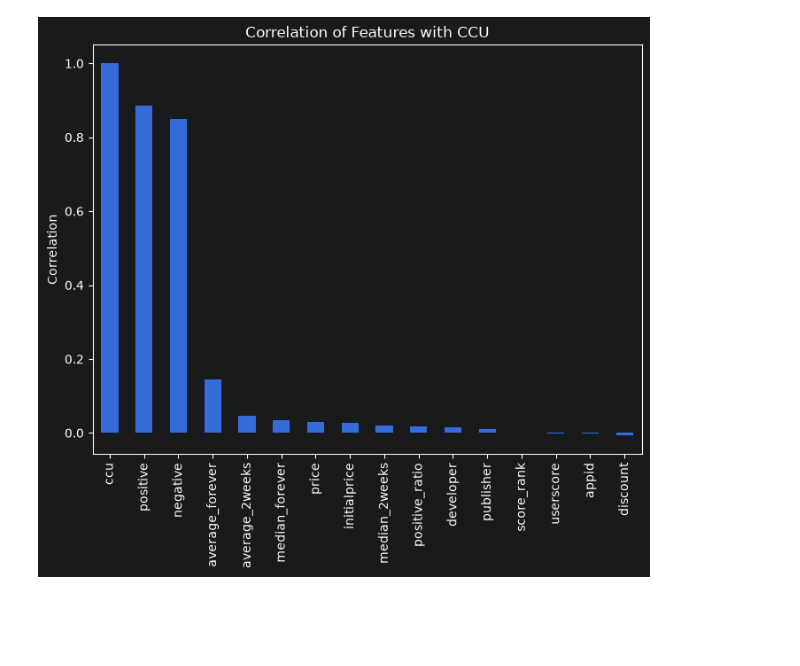
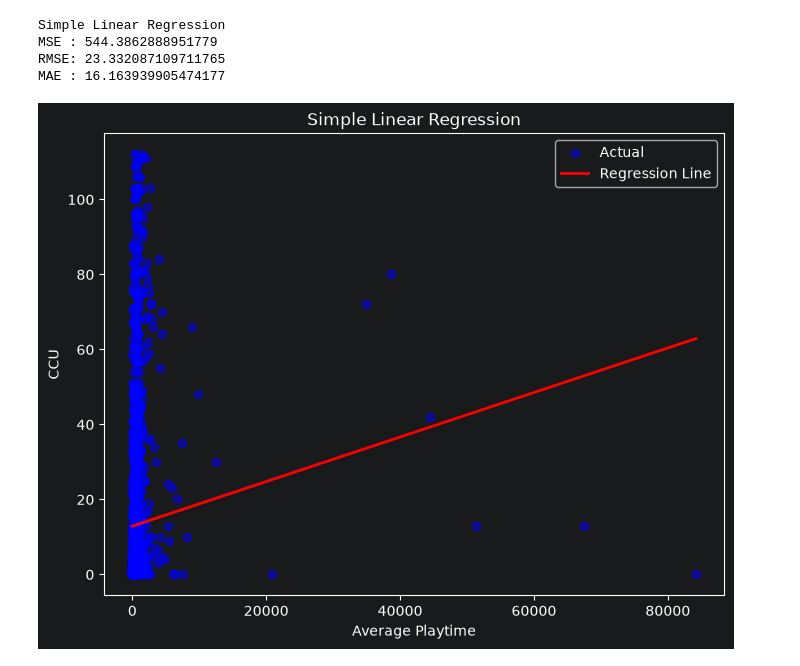
Before and after one commit to Code-gtalc/ML, a Jupyter notebook: lab3.ipynb, the cells around one changed output. Cells and saved outputs as stored; diff of their text form; code cells hidden in the pictures; blank space fills up the shorter version.

Commit message:
Model training and evaluation

```diff
--- a/lab3.ipynb
+++ b/lab3.ipynb
@@ -99,4 +20,0 @@ Duplicate rows: 50
-# %%
-df.drop_duplicates(inplace=True)
-
-print(df.shape)
@@ -653,18 +20,0 @@ comparison
-# %%
-corr = (
-    numeric_df
-    .corr()["ccu"]
-    .sort_values(ascending=False)
-)
-
-plt.figure(figsize=(8,6))
-
-corr.plot(kind="bar")
-
-plt.title("Correlation of Features with CCU")
-
-plt.ylabel("Correlation")
-
-plt.show()
-# %% [output]
-[figure, removed]
@@ -670,0 +31,56 @@ plt.show()
+# %%
+X_simple = df[['average_forever']]
+y = df['ccu']
+
+X_train_s, X_test_s, y_train_s, y_test_s = train_test_split(
+    X_simple, y, test_size=0.2, random_state=42
+)
+
+simple_lr = LinearRegression()
+simple_lr.fit(X_train_s, y_train_s)
+
+y_pred_simple = simple_lr.predict(X_test_s)
+# %%
+mse = mean_squared_error(y_test, y_pred_simple)
+rmse = np.sqrt(mse)
+mae = mean_absolute_error(y_test, y_pred_simple)
+
+print("Simple Linear Regression")
+print("MSE :", mse)
+print("RMSE:", rmse)
+print("MAE :", mae)
+# %% [output]
+Simple Linear Regression
+MSE : 544.3862888951779
+RMSE: 23.332087109711765
+MAE : 16.163939905474177
+# %%
+plt.figure(figsize=(8,6))
+
+plt.scatter(
+    X_test_s['average_forever'],
+    y_test_s,
+    color='blue',
+    alpha=0.5,
+    label='Actual'
+)
+
+# Sort values so the regression line is drawn correctly
+sorted_idx = X_test_s['average_forever'].argsort()
+
+plt.plot(
+    X_test_s['average_forever'].iloc[sorted_idx],
+    y_pred_simple[sorted_idx],
+    color='red',
+    linewidth=2,
+    label='Regression Line'
+)
+
+plt.xlabel("Average Playtime")
+plt.ylabel("CCU")
+plt.title("Simple Linear Regression")
+plt.legend()
+
+plt.show()
+# %% [output]
+[figure, added]
```
Also changed, not shown: parts of 45 cells of this notebook, 1 other file.
